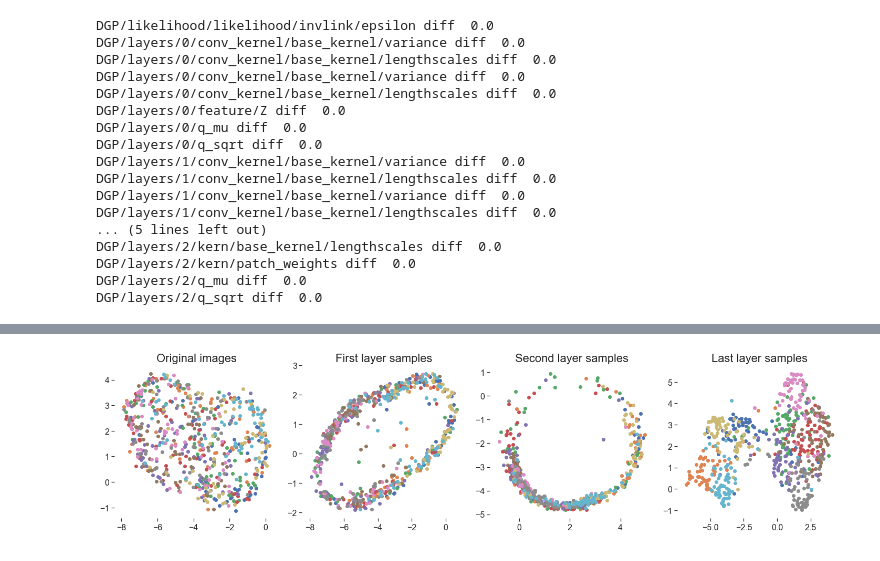
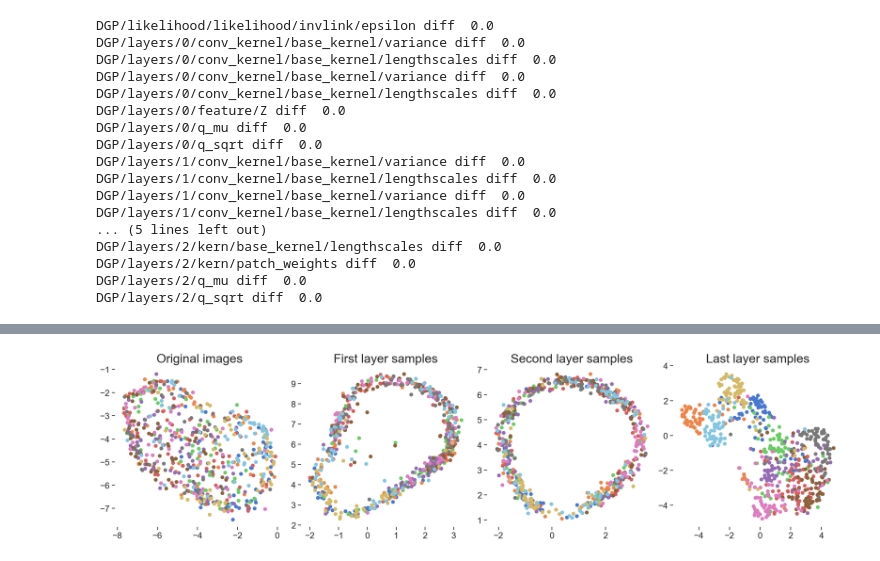
Before and after one commit to kekeblom/DeepCGP, a Jupyter notebook: notebooks/Inspect.ipynb, the cells around one changed output, grey strips where cells are left out. Saved outputs shown, nothing was run; the diff lists cells and outputs as text; code cells hidden in the pictures.

```diff
--- a/notebooks/Inspect.ipynb
+++ b/notebooks/Inspect.ipynb
@@ -180,14 +185,14 @@ for i in range(z_count):
 # %%
 by_classes = np.stack([Xtrain[Ytrain==i][0:64] for i in range(10)])
 # %%
-layer1 = np.zeros((10, 64, 10, 10, 10))
-layer2 = np.zeros((10, 64, 8, 8, 10))
+layer1 = np.zeros((10, 64, 15, 15, 10))
+layer2 = np.zeros((10, 64, 11, 11, 10))
 layer3 = np.zeros((10, 64, 10))
 sess = model.enquire_session()
 
 for i in range(10):
     Fs, Fmeans, Fvars = model.propagate(by_classes[i, 0:64].reshape(64, -1), S=1)
     f = sess.run(Fs)
-    layer1[i, :, :, :, :] = f[0].reshape(64, 10, 10, 10)
-    layer2[i, :, :, :, :] = f[1].reshape(64, 8, 8, 10)
+    layer1[i, :, :, :, :] = f[0].reshape(64, 15, 15, 10)
+    layer2[i, :, :, :, :] = f[1].reshape(64, 11, 11, 10)
     layer3[i, :, :] = f[2].reshape(64, 10)
@@ -219,12 +222,21 @@ def plot_images(images, size, loc, title):
-# %%
-plt.figure(figsize=(20, 5))
-plot_images(by_classes, (1, 4), (0, 0), title='Original images')
-plot_images(layer1, (1, 4), (0, 1), title='First layer samples')
-plot_images(layer2, (1, 4), (0, 2), title='Second layer samples')
-plot_images(layer3, (1, 4), (0, 3), title='Last layer samples')
-plt.tight_layout();
-# %% [output]
-[figure, removed]
+# %%
+
+with sns.axes_style('ticks'):
+    plt.figure(figsize=(4 * 4.8, 4.8))
+    axis = plt.subplot2grid((1, 4), loc=(0, 0))
+    plot_images(by_classes, axis, title='Original images')
+
+    axis = plt.subplot2grid((1, 4), loc=(0, 1))
+    plot_images(layer1, axis, title='First layer samples')
+
+    axis = plt.subplot2grid((1, 4), loc=(0, 2))
+    plot_images(layer2, axis, title='Second layer samples')
+
+    axis = plt.subplot2grid((1, 4), loc=(0, 3))
+    plot_images(layer3, axis, title='Last layer samples')
+    plt.tight_layout(pad=0);
+# %% [output]
+[figure, added]
 # %%
 n_feature_maps = 10
 figure = plt.figure(figsize=(11 * 2, 20))
```
Also changed, not shown: parts of 22 cells of this notebook.
